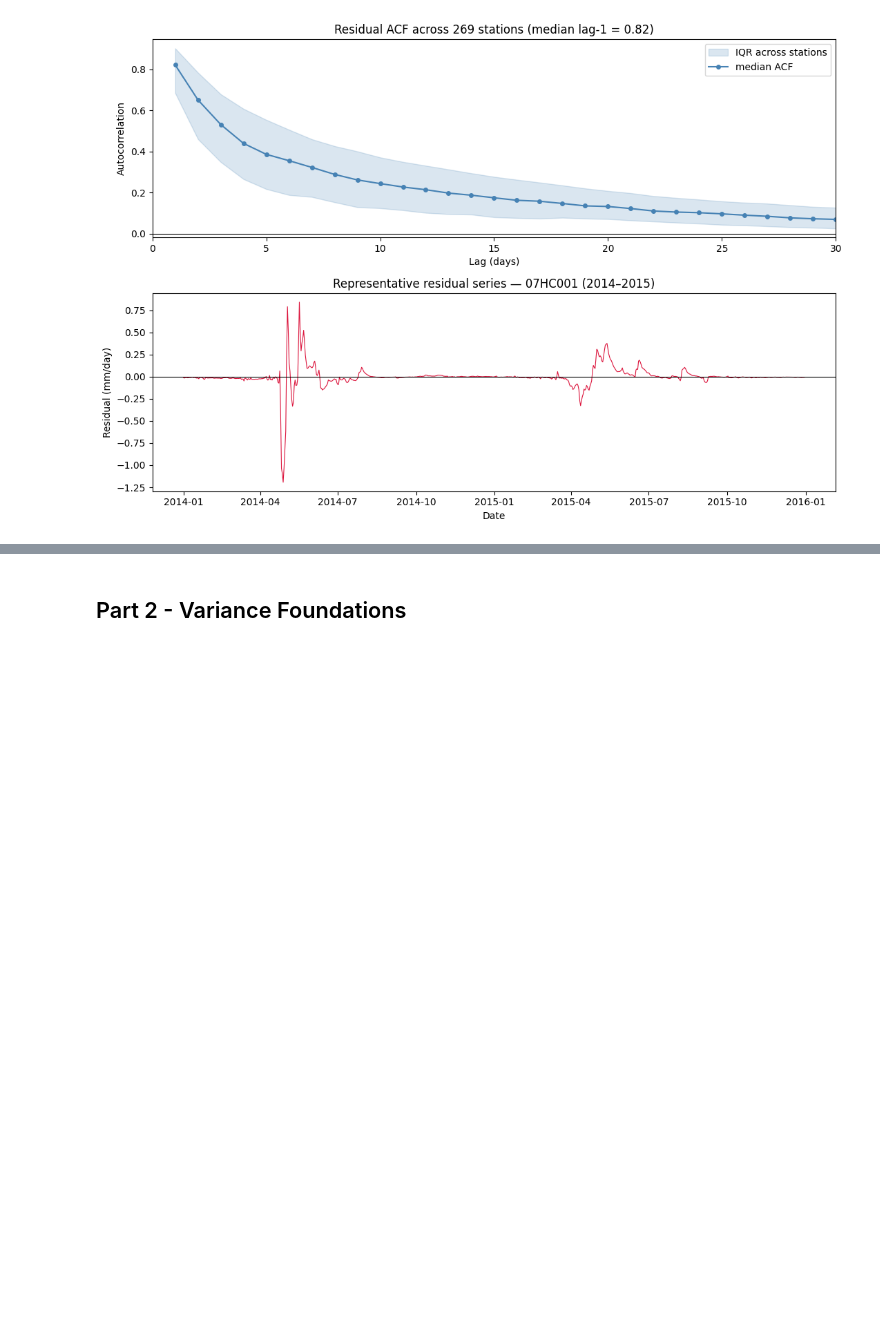
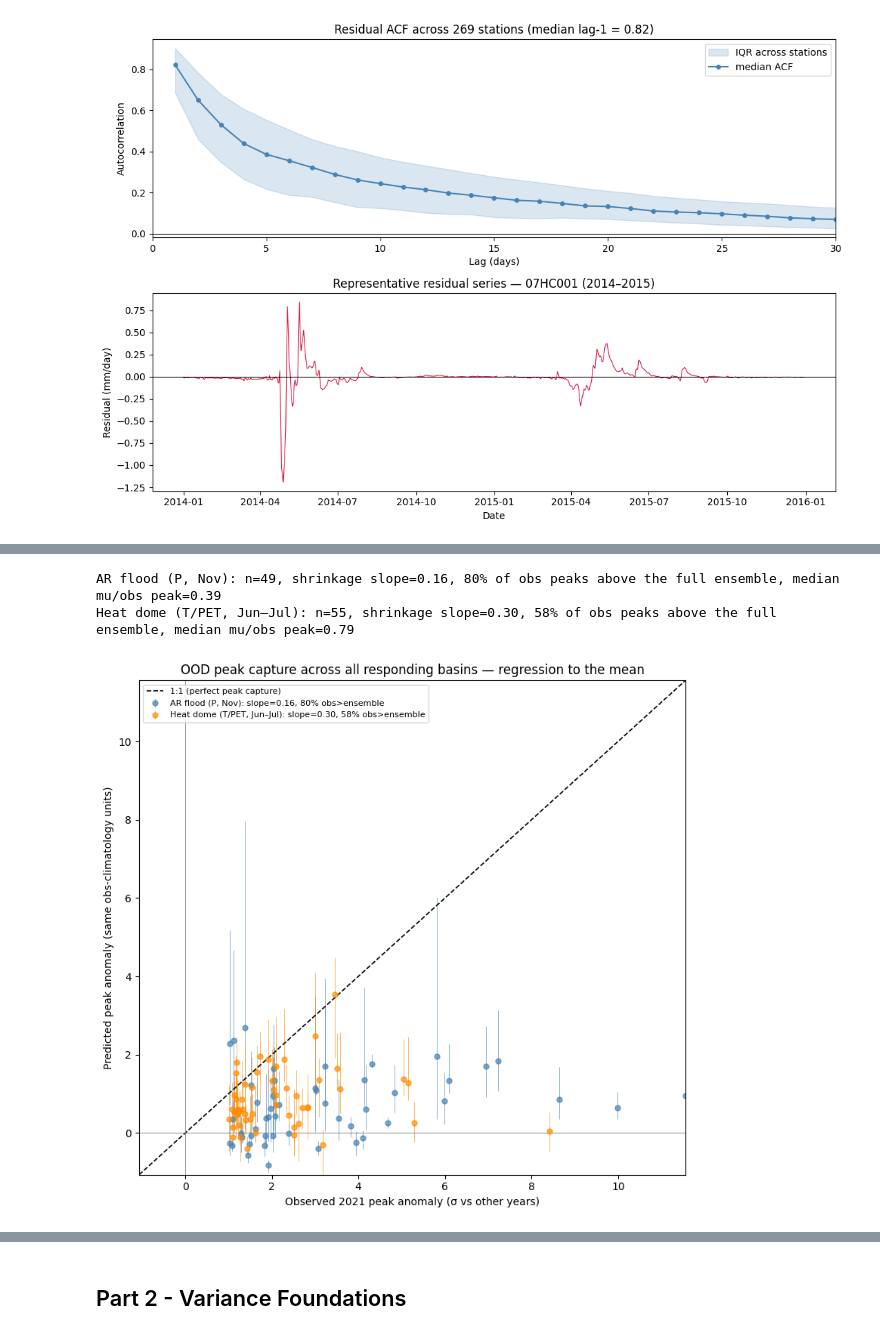
Before and after one commit to TWilson05/EA-LSTM-Streamflow, a Jupyter notebook: notebooks/EXP5_MVE_Analysis.ipynb, the cells around one changed output, grey strips where cells are left out. Cells and saved outputs as stored; diff of their text form; code cells hidden in the pictures; blank space fills up the shorter version.

```diff
--- a/notebooks/EXP5_MVE_Analysis.ipynb
+++ b/notebooks/EXP5_MVE_Analysis.ipynb
@@ -355,0 +436,61 @@ The mean's baseline behavior and bias at the two extremes, which everything in t
+# %%
+# Cell 13c: OOD peak capture across ALL responding basins (generalizes 13a/13b)
+# Single-station hydrographs are anecdotes; this pools every basin that responded to each
+# event. For each responder, compare the 2021 event-window PEAK to its climatology in the
+# SAME calendar window across other years, standardized by that basin's own obs climatology
+# so basins of different scale are comparable.
+#   x = observed peak anomaly (sigma vs other years)
+#   y = ensemble-mean peak anomaly, in the SAME obs-climatology units
+#   error bar = 10-member ensemble min-max (epistemic envelope) at the peak
+# Slope-through-origin < 1 = regression to the mean (the model predicts only a fraction of
+# the anomaly). "% obs above ensemble" = confidently-wrong rate (D-blind: the ensemble does
+# not even bracket the truth). Reuses obs_mm, mu, _members, dates, stations from cell 6.
+EVENTS = {
+    'AR flood (P, Nov)':          {'months': [11],    'color': 'steelblue'},
+    'Heat dome (T/PET, Jun–Jul)': {'months': [6, 7],  'color': 'darkorange'},
+}
+Z_RESPOND = 1.0                                   # responder = 2021 obs peak > 1 sigma above normal
+yr, mo = obs_mm.index.year, obs_mm.index.month
+
+fig, ax = plt.subplots(figsize=(8, 7.5))
+hi_lim, lo_lim = 0, 0
+for name, cfg in EVENTS.items():
+    sel = np.isin(mo, cfg['months']); yrs = yr[sel]
+    obs_wm = obs_mm[sel].groupby(yrs).max()                    # year x station: window-max
+    mu_wm  = mu[sel].groupby(yrs).max()
+    mem_wm = [d.loc[dates, stations][sel].groupby(yrs).max() for d in _members]
+    cm, cs = obs_wm.drop(index=2021).mean(), obs_wm.drop(index=2021).std()
+    oa = (obs_wm.loc[2021] - cm) / cs                          # observed peak anomaly
+    pa = (mu_wm.loc[2021]  - cm) / cs                          # predicted peak anomaly (obs units)
+    mem2021 = np.stack([m.loc[2021] for m in mem_wm])          # 10 x stations
+    elo = pd.Series((mem2021.min(0) - cm) / cs, index=obs_wm.columns)
+    ehi = pd.Series((mem2021.max(0) - cm) / cs, index=obs_wm.columns)
+
+    g = (oa > Z_RESPOND) & np.isfinite(pa) & np.isfinite(cs) & (cs > 0)
+    x, y = oa[g].values, pa[g].values
+    ylo, yhi = elo[g].values, ehi[g].values
+    slope = np.sum(x * y) / np.sum(x * x)                      # shrinkage through origin
+    cw = np.mean(x > yhi)                                      # obs above entire ensemble
+    print(f'{name}: n={int(g.sum())}, shrinkage slope={slope:.2f}, '
+          f'{cw:.0%} of obs peaks above the full ensemble, '
+          f'median mu/obs peak={np.median((mu_wm.loc[2021][g]/obs_wm.loc[2021][g]).values):.2f}')
+
+    ax.errorbar(x, y, yerr=[np.clip(y - ylo, 0, None), np.clip(yhi - y, 0, None)],
+                fmt='o', ms=5, color=cfg['color'], alpha=0.7, ecolor=cfg['color'],
+                elinewidth=0.6, capsize=0,
+                label=f'{name}: slope={slope:.2f}, {cw:.0%} obs>ensemble')
+    hi_lim = max(hi_lim, np.nanmax(x), np.nanmax(yhi)); lo_lim = min(lo_lim, np.nanmin(ylo))
+
+ax.plot([lo_lim, hi_lim], [lo_lim, hi_lim], 'k--', lw=1.2, label='1:1 (perfect peak capture)')
+ax.axhline(0, color='grey', lw=0.6); ax.axvline(0, color='grey', lw=0.6)
+ax.set(xlim=(lo_lim, hi_lim), ylim=(lo_lim, hi_lim),
+       xlabel='Observed 2021 peak anomaly (σ vs other years)',
+       ylabel='Predicted peak anomaly (same obs-climatology units)',
+       title='OOD peak capture across all responding basins — regression to the mean')
+ax.legend(loc='upper left', fontsize=8)
+plt.tight_layout()
+plt.show()
+# %% [output]
+AR flood (P, Nov): n=49, shrinkage slope=0.16, 80% of obs peaks above the full ensemble, median mu/obs peak=0.39
+Heat dome (T/PET, Jun–Jul): n=55, shrinkage slope=0.30, 58% of obs peaks above the full ensemble, median mu/obs peak=0.79
+[figure, added]
```
Also changed, not shown: parts of 4 cells of this notebook.
